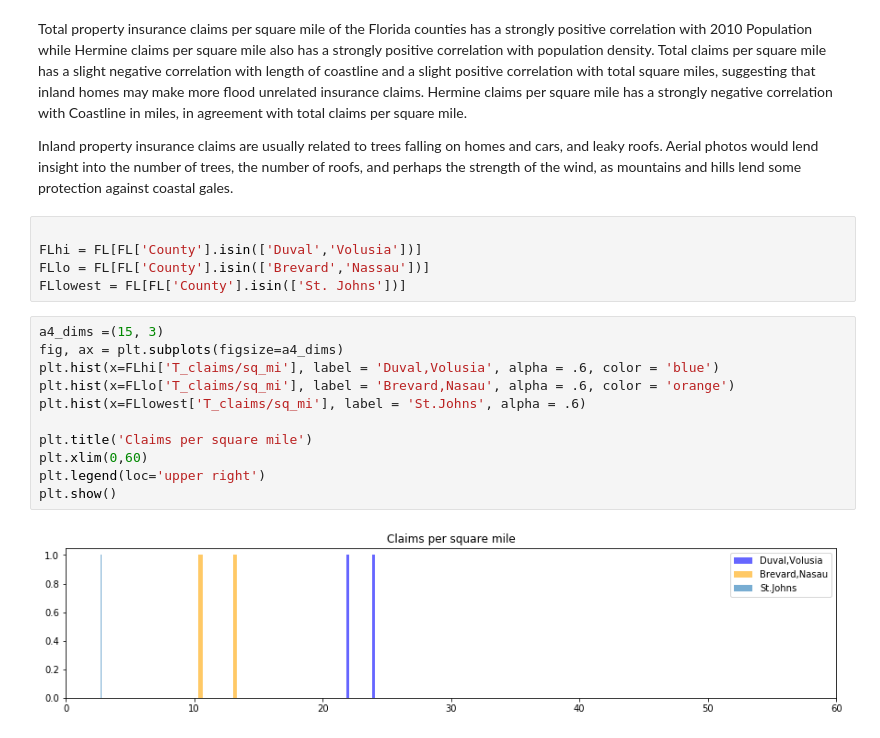
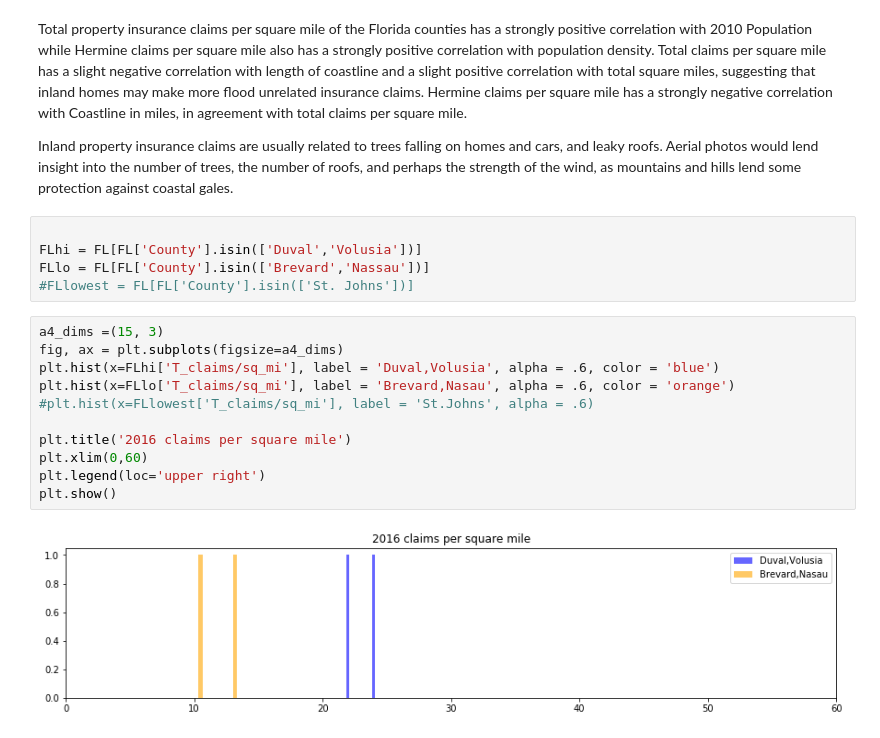
Before and after one commit to maymag/ds_projects, a Jupyter notebook: FL.ipynb, the cells around one changed output. Cells and saved outputs as stored; diff of their text form.

```diff
--- a/FL.ipynb
+++ b/FL.ipynb
@@ -60,17 +60,17 @@ Aerial photos would lend insight into the number of trees, the number of roofs,
 
 FLhi = FL[FL['County'].isin(['Duval','Volusia'])]
 FLlo = FL[FL['County'].isin(['Brevard','Nassau'])]
-FLlowest = FL[FL['County'].isin(['St. Johns'])]
+#FLlowest = FL[FL['County'].isin(['St. Johns'])]
 # %%
 a4_dims =(15, 3)
 fig, ax = plt.subplots(figsize=a4_dims)
 plt.hist(x=FLhi['T_claims/sq_mi'], label = 'Duval,Volusia', alpha = .6, color = 'blue')
 plt.hist(x=FLlo['T_claims/sq_mi'], label = 'Brevard,Nasau', alpha = .6, color = 'orange')
-plt.hist(x=FLlowest['T_claims/sq_mi'], label = 'St.Johns', alpha = .6)
+#plt.hist(x=FLlowest['T_claims/sq_mi'], label = 'St.Johns', alpha = .6)
 
-plt.title('Claims per square mile')
+plt.title('2016 claims per square mile')
 plt.xlim(0,60)
 plt.legend(loc='upper right')
 plt.show()
 # %% [output]
-[figure, old version]
+[figure, new version]
```
